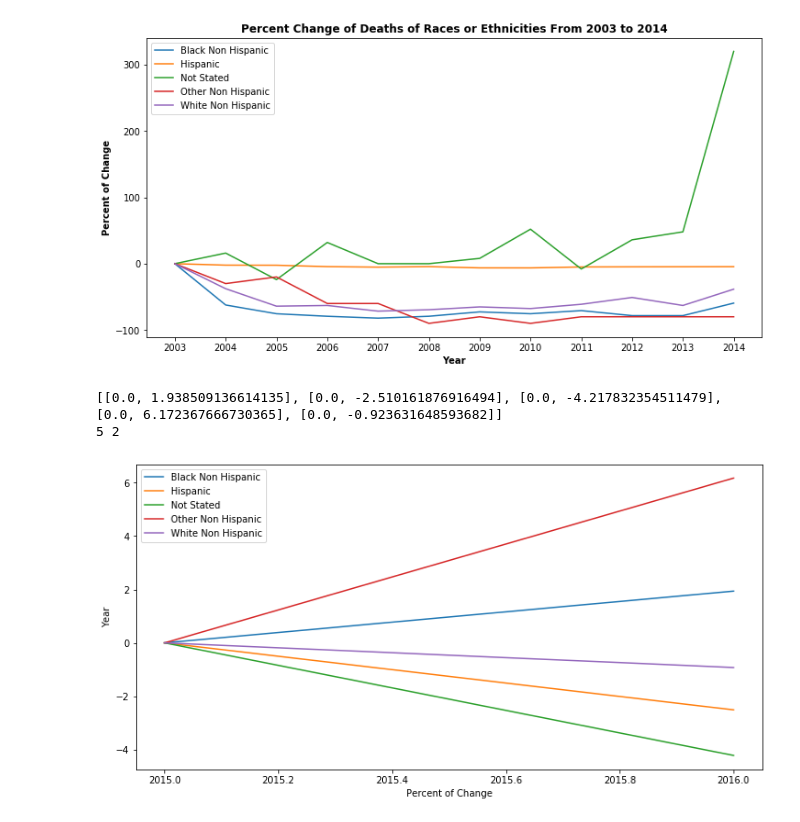
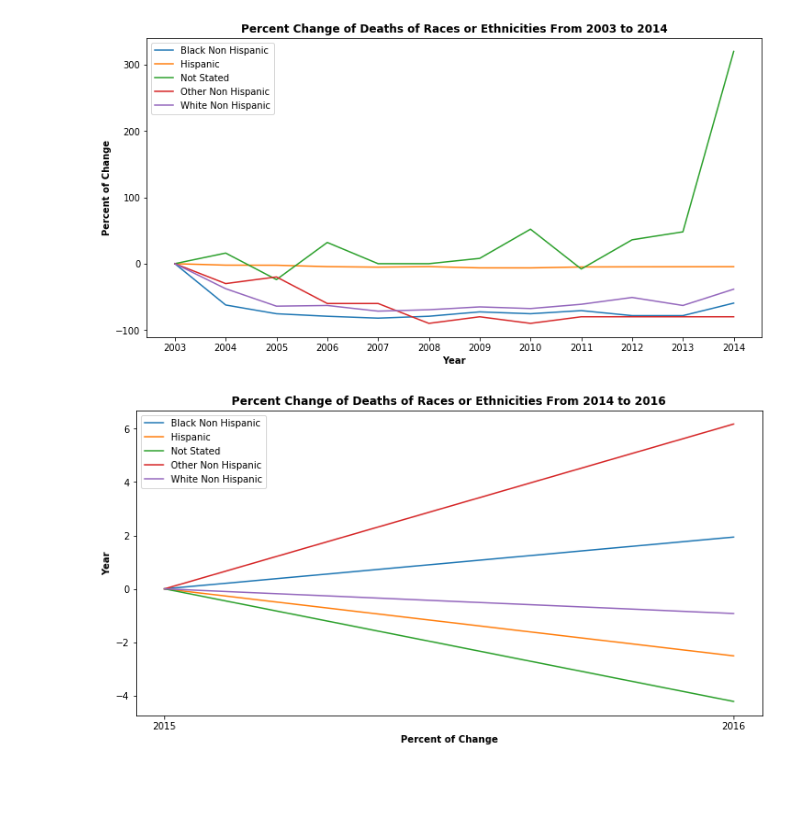
Before and after one commit to daniel-a-r/LAGCC-Data-Structures-Project, a Jupyter notebook: MAC 286 Project.ipynb, the cells around one changed output. Drawn from its saved outputs; the diff is of its cells as text; code cells hidden in the pictures; blank space fills up the shorter version.

```diff
--- a/MAC 286 Project.ipynb
+++ b/MAC 286 Project.ipynb
@@ -393,27 +393,23 @@ plt.show()
 # %%
 start = len(year_re_bars[0]) - 2
 year_re_deaths_percent_change.clear()
 
 for i in range(len(year_re_bars)):
     year_re_deaths_percent_change.append([])
     for j in range(start, len(year_re_bars[i])):
         year_re_deaths_percent_change[i].append((year_re_bars[i][j] - year_re_bars[i][start]) / year_re_bars[i][start] * 100)
 
 plt.figure(figsize=(12,6))
 
 years_tail = years[-2:]
 
-print(year_re_deaths_percent_change)
-print(len(year_re_deaths_percent_change), len(year_re_deaths_percent_change[0]))
-
 for i in range(len(re)):
     plt.plot(years_tail, year_re_deaths_percent_change[i], label=re[i])
 plt.title('Percent Change of Deaths of Races or Ethnicities From 2014 to 2016', fontweight='bold')
-plt.xlabel('Percent of Change',)
-plt.ylabel('Year')
+plt.xticks(years_tail)
+plt.xlabel('Percent of Change', fontweight='bold')
+plt.ylabel('Year', fontweight='bold')
 plt.legend()
 plt.show()
 # %% [output]
-[[0.0, 1.938509136614135], [0.0, -2.510161876916494], [0.0, -4.217832354511479], [0.0, 6.172367666730365], [0.0, -0.923631648593682]]
-5 2
-[figure, old version]
+[figure, new version]
```
